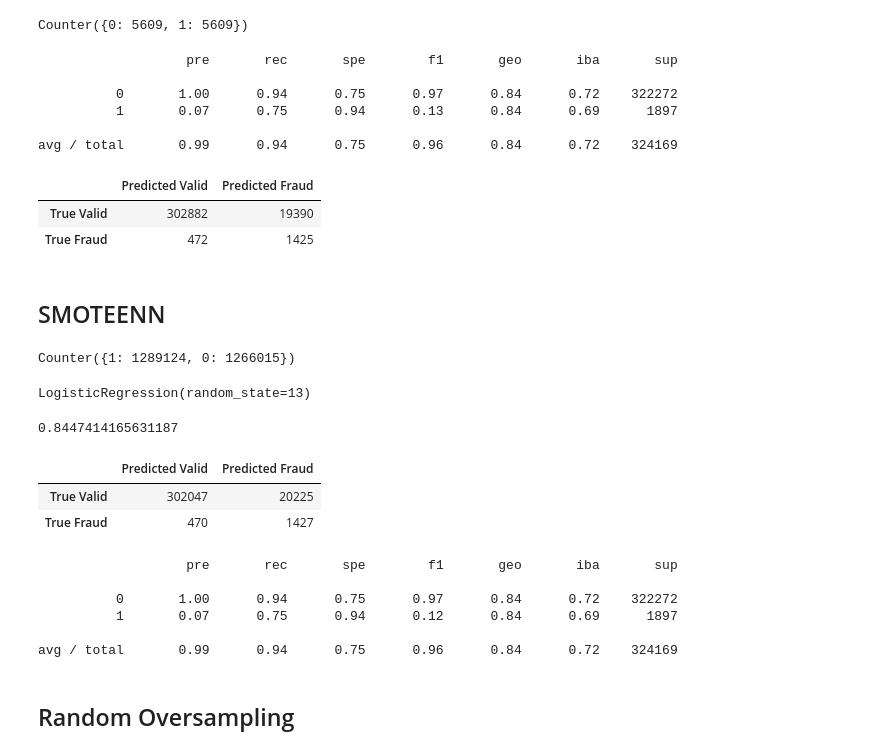
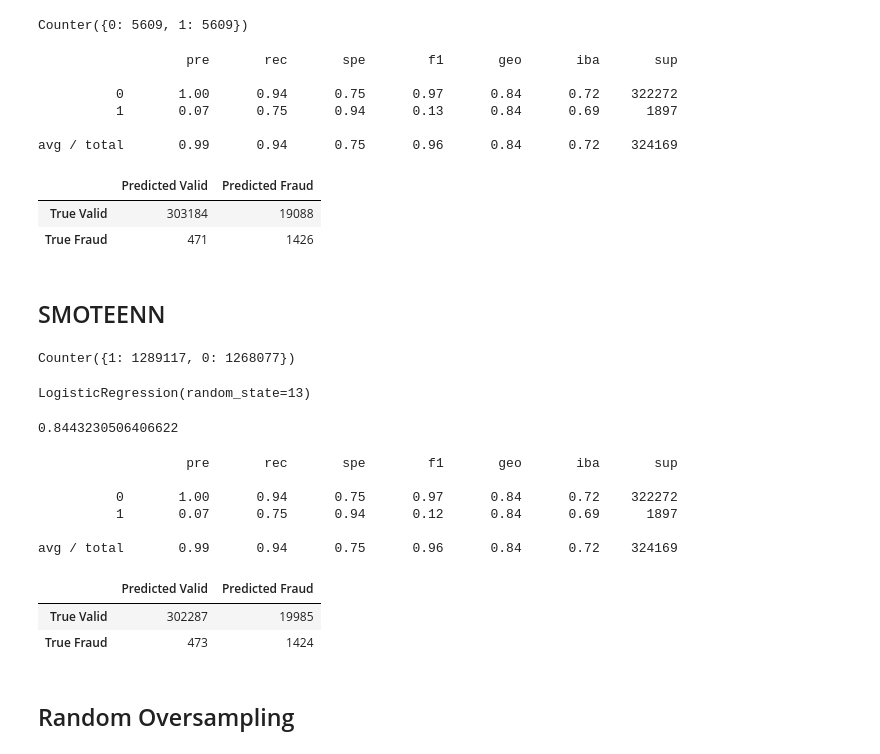
Before and after one commit to ashleighbridges/credit_card_fraud, a Jupyter notebook: ccf_preprocess_mlenv.ipynb, the cells around one changed output. Drawn from its saved outputs; the diff is of its cells as text; code cells hidden in the pictures.

```diff
--- a/ccf_preprocess_mlenv.ipynb
+++ b/ccf_preprocess_mlenv.ipynb
@@ -356,6 +369,10 @@ df
 y = df["is_fraud"].values
 X = df.drop(["is_fraud"], axis='columns').values
 
+#Scale the data
+scaler = StandardScaler()
+X = scaler.fit_transform(X)
+
 # Split the preprocessed data into a training and testing dataset
 X_train, X_test, y_train, y_test = train_test_split(X, y, random_state=13)
 # %% [markdown]
@@ -400,40 +417,39 @@ Counter(y_resampled1)
 # %% [output]
 Counter({0: 5609, 1: 5609})
 # %%
-from sklearn.linear_model import LogisticRegression
 from sklearn.metrics import balanced_accuracy_score
 from imblearn.metrics import classification_report_imbalanced
-from sklearn.metrics import confusion_matrix, classification_report
-model3 = LogisticRegression(solver='lbfgs', random_state=13)
-model3.fit(X_resampled1, y_resampled1)
-y_pred3=model3.predict(X_test)
-balanced_accuracy_score(y_test, y_pred3)
-report = classification_report_imbalanced(y_test, y_pred3)
+
+model1 = LogisticRegression(solver='lbfgs', random_state=13)
+model1.fit(X_resampled1, y_resampled1)
+y_pred1=model1.predict(X_test)
+balanced_accuracy_score(y_test, y_pred1)
+report = classification_report_imbalanced(y_test, y_pred1)
 print(report)
-matrix = confusion_matrix(y_test, y_pred3)
+matrix1 = confusion_matrix(y_test, y_pred1)
 # Create a DataFrame from the confusion matrix.
-cm_df3 = pd.DataFrame(
-    matrix, index=["True Valid", "True Fraud"], columns=["Predicted Valid", "Predicted Fraud"])
-cm_df3
+cm_df1 = pd.DataFrame(
+    matrix1, index=["True Valid", "True Fraud"], columns=["Predicted Valid", "Predicted Fraud"])
+cm_df1
 # %% [output]
                    pre       rec       spe        f1       geo       iba       sup
 
           0       1.00      0.94      0.75      0.97      0.84      0.72    322272
           1       0.07      0.75      0.94      0.13      0.84      0.69      1897
 
 avg / total       0.99      0.94      0.75      0.96      0.84      0.72    324169
 |  | Predicted Valid | Predicted Fraud |
-| True Valid | 302882 | 19390 |
-| True Fraud | 472 | 1425 |
+| True Valid | 303184 | 19088 |
+| True Fraud | 471 | 1426 |
 # %% [markdown]
 ## SMOTEENN
 # %%
 # Resample the training data with SMOTEENN
 from imblearn.combine import SMOTEENN
 smote_df = SMOTEENN(random_state=13)
-X_resampled3, y_resampled3 = smote_df.fit_resample(X, y)
-print(Counter(y_resampled3))
+X_resampled2, y_resampled2 = smote_df.fit_resample(X, y)
+print(Counter(y_resampled2))
 # %% [output]
-Counter({1: 1289124, 0: 1266015})
+Counter({1: 1289117, 0: 1268077})
 # %%
 # Train the Logistic Regression model using the resampled data
@@ -443,22 +459,9 @@ model3.fit(X_resampled3,y_resampled3)
 LogisticRegression(random_state=13)
 # %%
 # Calculated the balanced accuracy score
-y_pred3 = model3.predict(X_test)
-balanced_accuracy_score(y_test, y_pred3)
+y_pred2 = model2.predict(X_test)
+balanced_accuracy_score(y_test, y_pred2)
 # %% [output]
-0.8447414165631187
+0.8443230506406622
-# %%
-# Display the confusion matrix
-cm3 = confusion_matrix(y_test, y_pred3)
-
-# Create a DataFrame from the confusion matrix.
-cm3_df = pd.DataFrame(
-    cm3, index=["True Valid", "True Fraud"], columns=["Predicted Valid", "Predicted Fraud"])
-
-cm3_df
-# %% [output]
-|  | Predicted Valid | Predicted Fraud |
-| True Valid | 302047 | 20225 |
-| True Fraud | 470 | 1427 |
 # %%
 # Print the imbalanced classification report
@@ -470,6 +473,19 @@ print(classification_report_imbalanced(y_test, y_pred3))
           1       0.07      0.75      0.94      0.12      0.84      0.69      1897
 
 avg / total       0.99      0.94      0.75      0.96      0.84      0.72    324169
+# %%
+# Display the confusion matrix
+cm2 = confusion_matrix(y_test, y_pred2)
+
+# Create a DataFrame from the confusion matrix.
+cm2_df = pd.DataFrame(
+    cm2, index=["True Valid", "True Fraud"], columns=["Predicted Valid", "Predicted Fraud"])
+
+cm3_df
+# %% [output]
+|  | Predicted Valid | Predicted Fraud |
+| True Valid | 302287 | 19985 |
+| True Fraud | 473 | 1424 |
 # %% [markdown]
 ## Random Oversampling
 # %%
```
Also changed, not shown: parts of 18 cells of this notebook, 1 other file.
